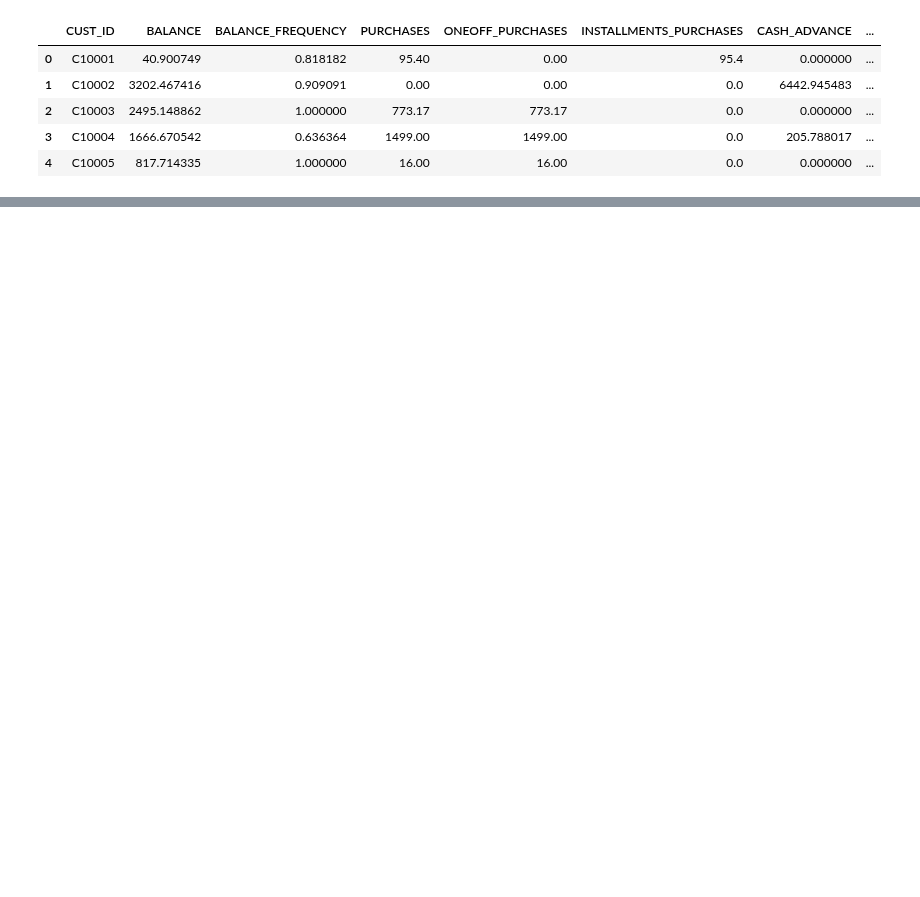
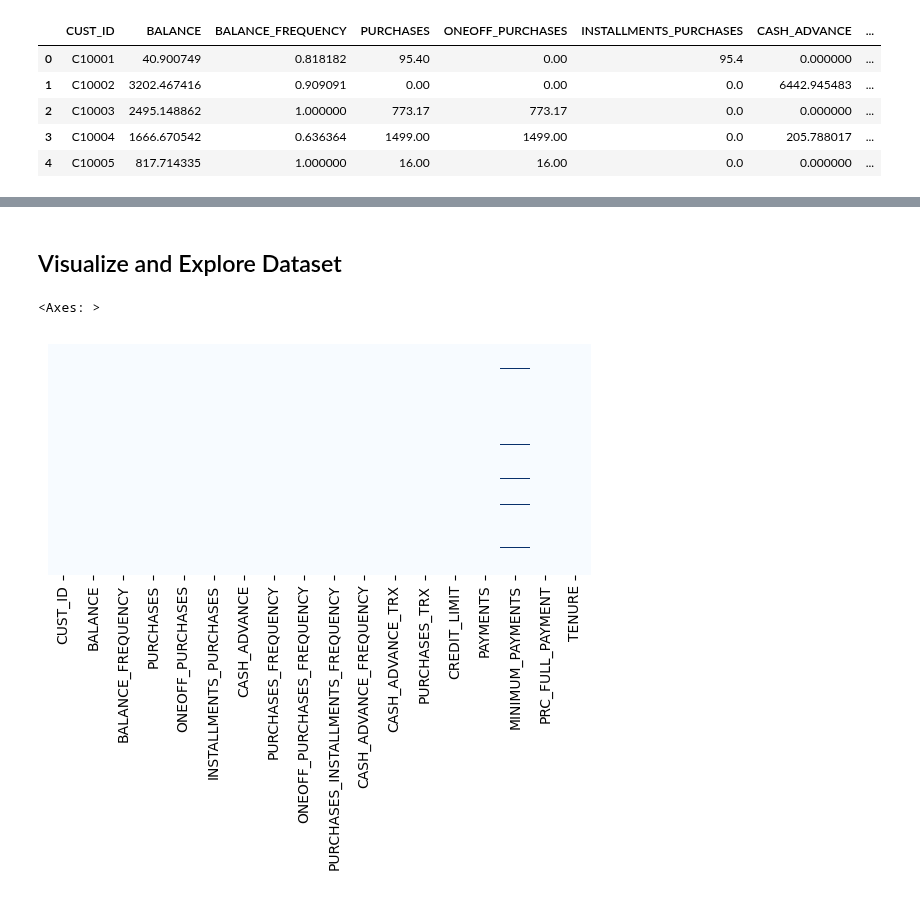
Before and after one commit to Priyo-prog/Artificial-Intelligence-Projects, a Jupyter notebook: AI in Marketing/Marketing_Department.ipynb, the cells around one changed output, grey strips where cells are left out. Drawn from its saved outputs; the diff is of its cells as text; code cells hidden in the pictures; blank space fills up the shorter version.

```diff
--- a/AI in Marketing/Marketing_Department.ipynb
+++ b/AI in Marketing/Marketing_Department.ipynb
@@ -31,0 +64,9 @@ creditcard_df.head()
+# %% [markdown]
+## Visualize and Explore Dataset
+# %%
+# Let's see if we have missing dataset
+plt.figure(figsize=(7,3))
+sns.heatmap(creditcard_df.isnull(), yticklabels=False, cbar=False, cmap="Blues")
+# %% [output]
+<Axes: >
+[figure, added]
```
Also changed, not shown: parts of 7 cells of this notebook.
